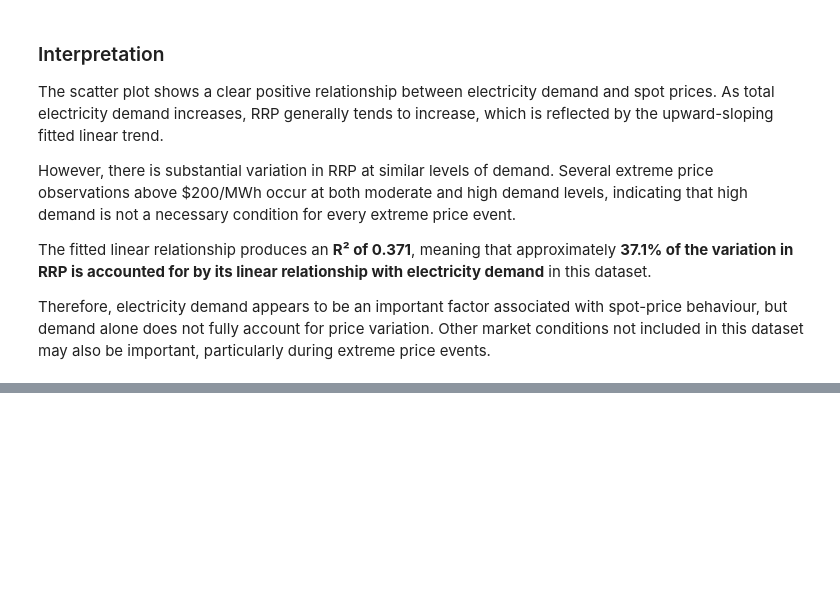
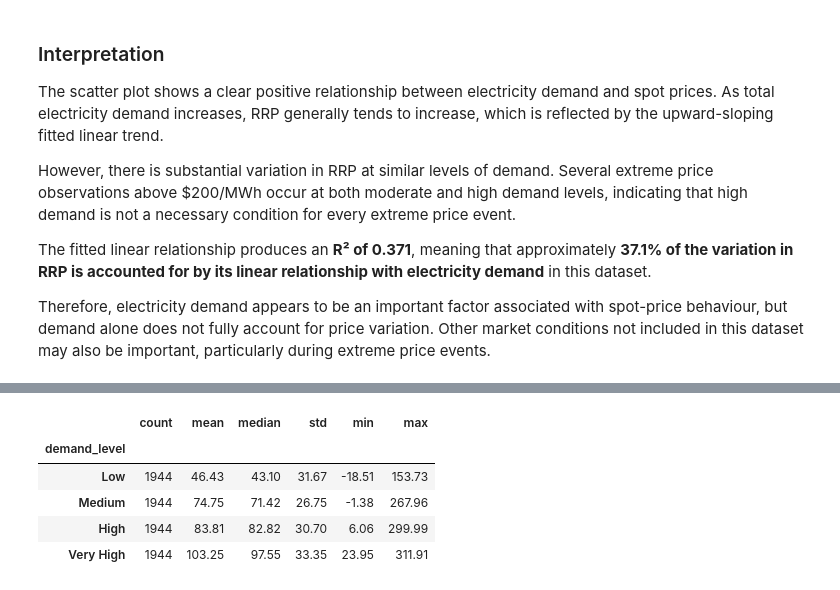
Before and after one commit to klm2109/australian-energy-market-analytics, a Jupyter notebook: notebooks/Price_Demand Analysis.ipynb, the cells around one changed output, grey strips where cells are left out. Cells and saved outputs as stored; diff of their text form; code cells hidden in the pictures; blank space fills up the shorter version.

```diff
--- a/notebooks/Price_Demand Analysis.ipynb
+++ b/notebooks/Price_Demand Analysis.ipynb
@@ -150,0 +223,15 @@ important, particularly during extreme price events.
+# %%
+price_by_demand = (
+    df.groupby("demand_level", observed=True)["RRP"]
+      .agg(["count", "mean", "median", "std", "min", "max"])
+      .round(2)
+)
+
+price_by_demand
+# %% [output]
+|  | count | mean | median | std | min | max |
+| demand_level |  |  |  |  |  |  |
+| Low | 1944 | 46.43 | 43.10 | 31.67 | -18.51 | 153.73 |
+| Medium | 1944 | 74.75 | 71.42 | 26.75 | -1.38 | 267.96 |
+| High | 1944 | 83.81 | 82.82 | 30.70 | 6.06 | 299.99 |
+| Very High | 1944 | 103.25 | 97.55 | 33.35 | 23.95 | 311.91 |
```
Also changed, not shown: parts of 7 cells of this notebook.
